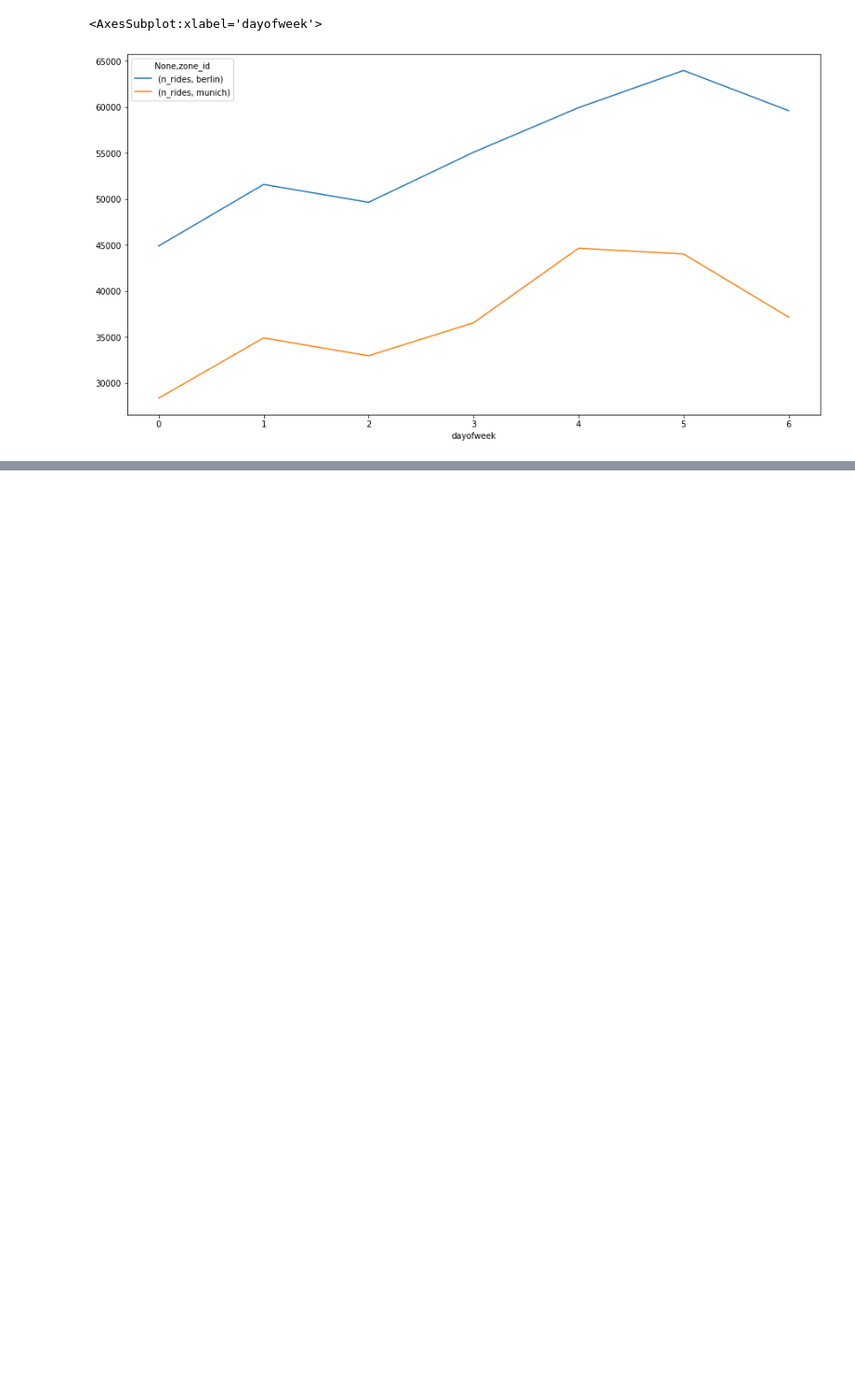
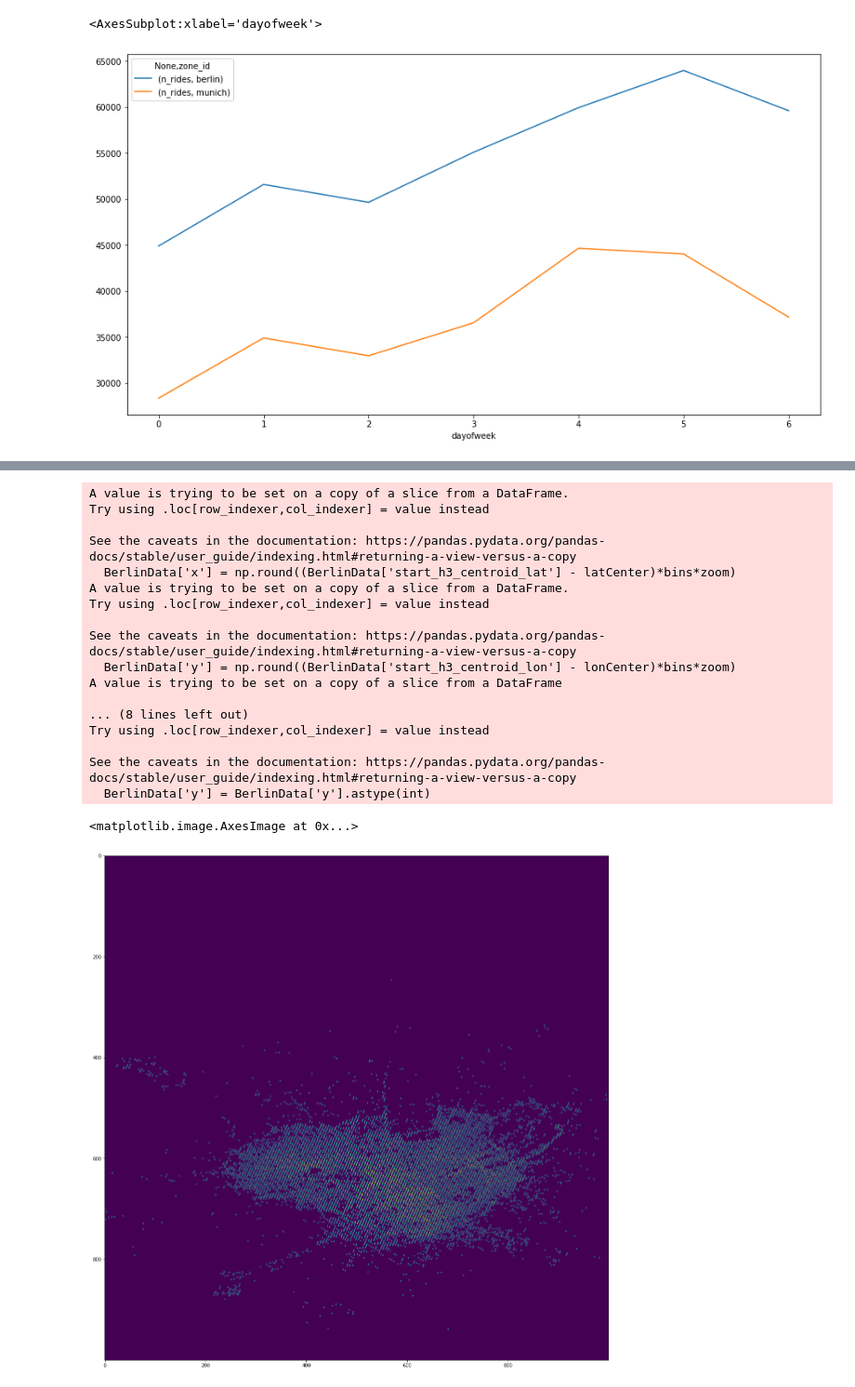
Before and after one commit to jsobolew/E-Scooter-routes-analysis, a Jupyter notebook: script.ipynb, the cells around one changed output, grey strips where cells are left out. Shown at 93% size. Drawn from its saved outputs; the diff is of its cells as text; code cells hidden in the pictures; blank space fills up the shorter version.

```diff
--- a/script.ipynb
+++ b/script.ipynb
@@ -102,7 +124,7 @@ def getRide(i):
     return  [[data['start_h3_centroid_lat'][i], data['start_h3_centroid_lon'][i]], [data['end_h3_centroid_lat'][i], data['end_h3_centroid_lon'][i]]]
 
 rides = []
-for i in range(300):
+for i in range(30000):
     rides += [getRide(i)]
 
 map = folium.Map(location=[52.540052, 13.418495])
@@ -112,0 +140,44 @@ map
+# %%
+latCenter, lonCenter = 52.3, 13.2
+zoom = 3
+bins = 1000
+heatMap = np.zeros(shape=(bins,bins))
+
+BerlinData = data[data['zone_id']=='berlin']
+BerlinData['x'] = np.round((BerlinData['start_h3_centroid_lat'] - latCenter)*bins*zoom)
+BerlinData['y'] = np.round((BerlinData['start_h3_centroid_lon'] - lonCenter)*bins*zoom)
+BerlinData.loc[(BerlinData['x'] >= 1000) | (BerlinData['x'] < 0), 'x'] = np.nan
+BerlinData.loc[(BerlinData['y'] >= 1000) | (BerlinData['y'] < 0), 'y'] = np.nan
+BerlinData.dropna(inplace=True)
+
+BerlinData['x'] = BerlinData['x'].astype(int)
+BerlinData['y'] = BerlinData['y'].astype(int)
+BerlinData.reset_index(inplace=True)
+
+dotx = np.array([-1,0,0,0,1])
+doty = np.array([0,1,0,-1,0])
+
+for i in range(len(BerlinData['y'])):
+    heatMap[dotx+BerlinData['x'][i], doty+BerlinData['y'][i]] += 1
+plt.figure(figsize=(20,20))
+plt.imshow(np.log(heatMap+0.001))
+# %% [output]
+A value is trying to be set on a copy of a slice from a DataFrame.
+Try using .loc[row_indexer,col_indexer] = value instead
+
+See the caveats in the documentation: https://pandas.pydata.org/pandas-docs/stable/user_guide/indexing.html#returning-a-view-versus-a-copy
+  BerlinData['x'] = np.round((BerlinData['start_h3_centroid_lat'] - latCenter)*bins*zoom)
+A value is trying to be set on a copy of a slice from a DataFrame.
+Try using .loc[row_indexer,col_indexer] = value instead
+
+See the caveats in the documentation: https://pandas.pydata.org/pandas-docs/stable/user_guide/indexing.html#returning-a-view-versus-a-copy
+  BerlinData['y'] = np.round((BerlinData['start_h3_centroid_lon'] - lonCenter)*bins*zoom)
+A value is trying to be set on a copy of a slice from a DataFrame
+
+... (8 lines left out)
+Try using .loc[row_indexer,col_indexer] = value instead
+
+See the caveats in the documentation: https://pandas.pydata.org/pandas-docs/stable/user_guide/indexing.html#returning-a-view-versus-a-copy
+  BerlinData['y'] = BerlinData['y'].astype(int)
+<matplotlib.image.AxesImage at 0x...>
+[figure, added]
```
Also changed, not shown: parts of 21 cells of this notebook, 1 other file.
